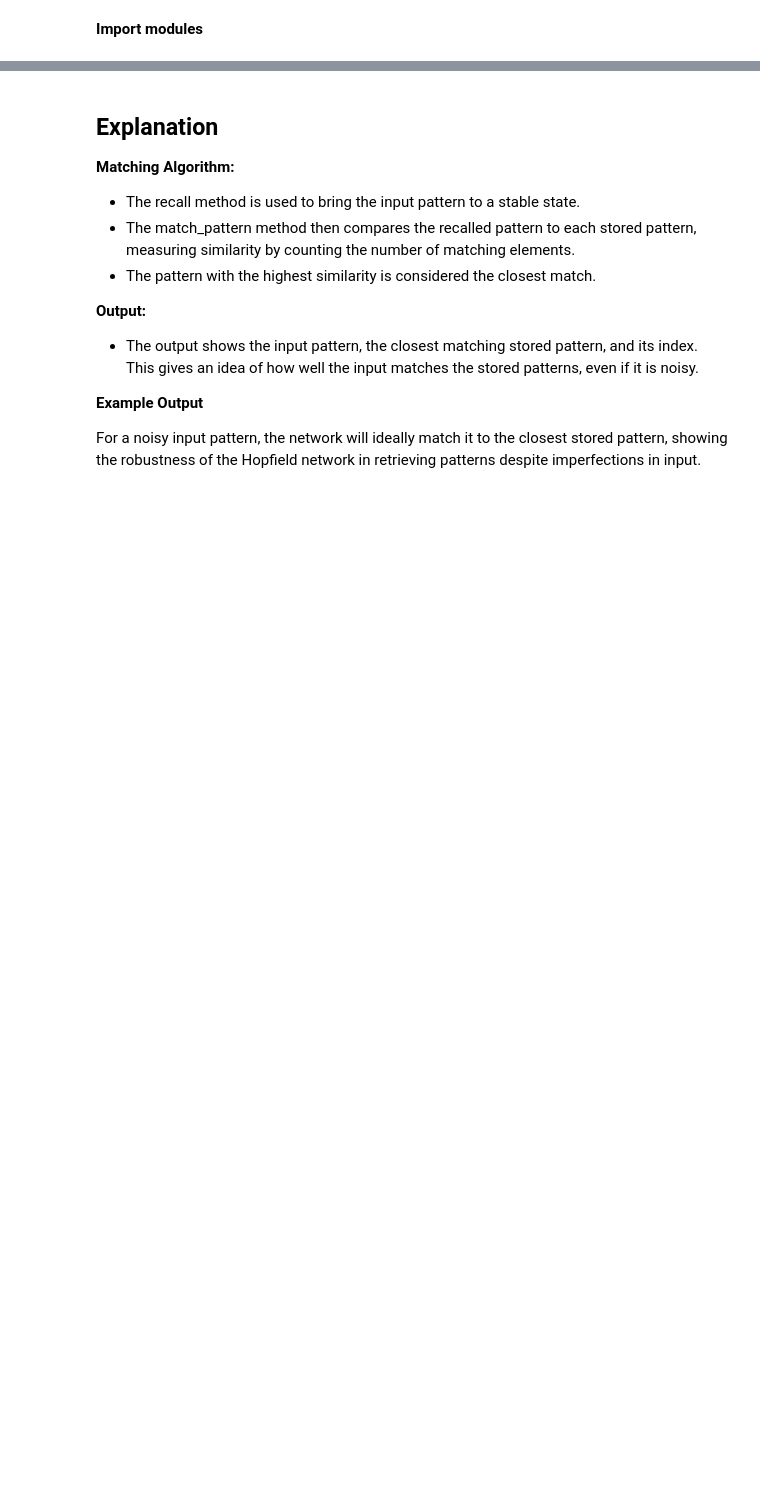
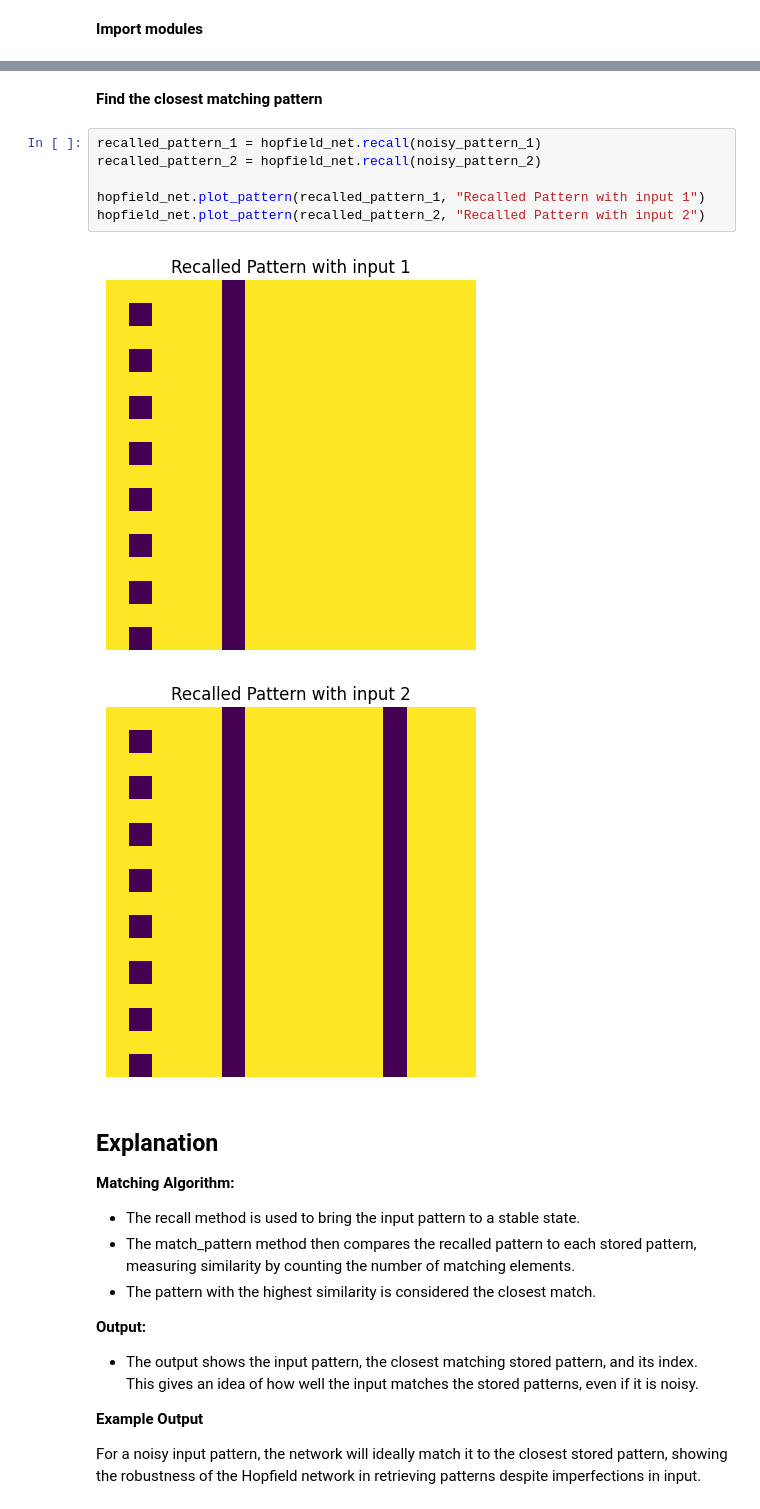
Before and after one commit to tritranhuuminh/Hopfield_network, a Jupyter notebook: Hopfield_Network.ipynb, the cells around one changed output, grey strips where cells are left out. Drawn from its saved outputs; the diff is of its cells as text; blank space fills up the shorter version.

```diff
--- a/Hopfield_Network.ipynb
+++ b/Hopfield_Network.ipynb
@@ -159,3 +213,14 @@ Index of closest matching pattern: 0
+# %% [markdown]
+**Find the closest matching pattern**
+# %%
+recalled_pattern_1 = hopfield_net.recall(noisy_pattern_1)
+recalled_pattern_2 = hopfield_net.recall(noisy_pattern_2)
+
+hopfield_net.plot_pattern(recalled_pattern_1, "Recalled Pattern with input 1")
+hopfield_net.plot_pattern(recalled_pattern_2, "Recalled Pattern with input 2")
+# %% [output]
+[figure, added]
+[figure, added]
 # %% [markdown]
 ## Explanation
 **Matching Algorithm:**
```
Also changed, not shown: parts of 9 cells of this notebook.
